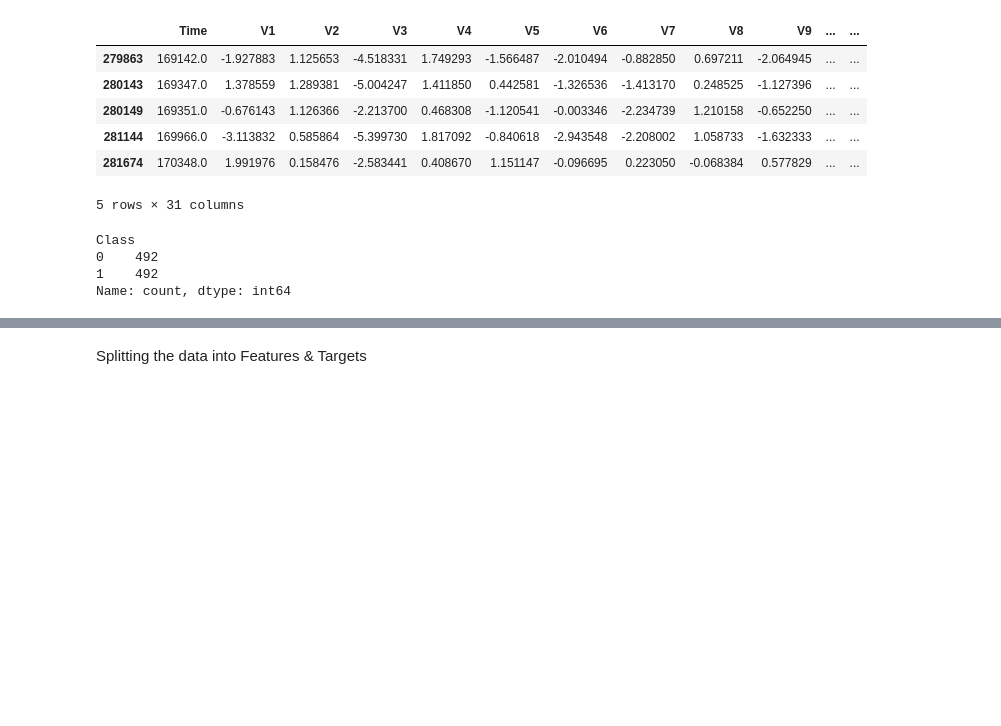
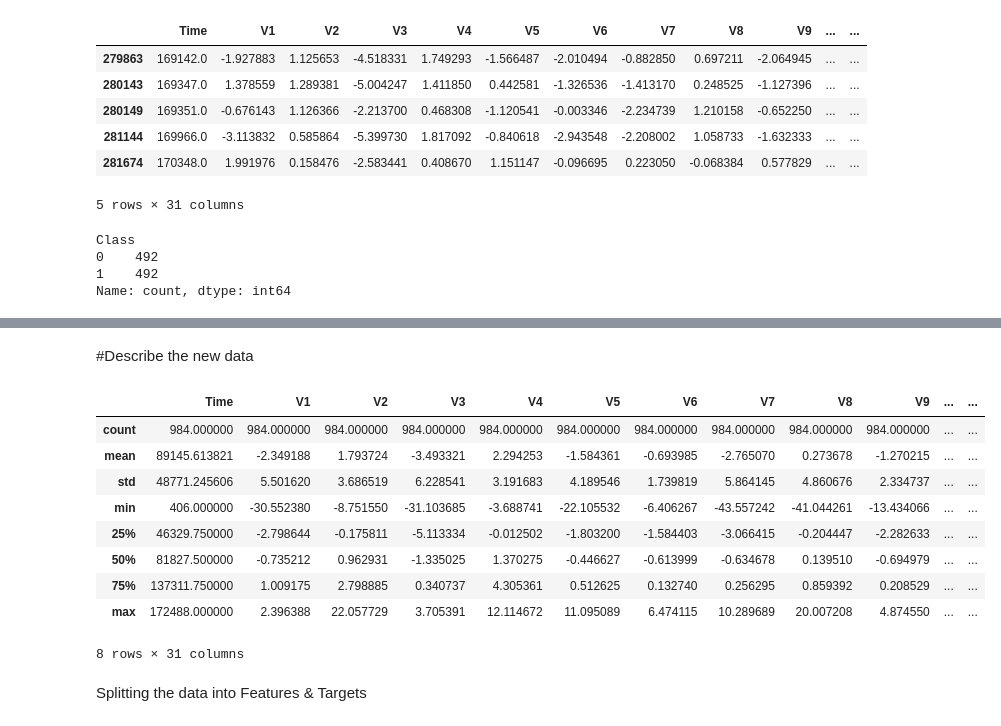
Before and after one commit to shivamsainis007/Credit-Card-Fraud-Detection_, a Jupyter notebook: Credit Card Fraud Detection - Logistic Regression.ipynb, the cells around one changed output, grey strips where cells are left out. Saved outputs shown, nothing was run; the diff lists cells and outputs as text; code cells hidden in the pictures; blank space fills up the shorter version.

```diff
--- a/Credit Card Fraud Detection - Logistic Regression.ipynb
+++ b/Credit Card Fraud Detection - Logistic Regression.ipynb
@@ -180,5 +180,20 @@ new_dataset.groupby('Class').mean()
 | 1 | 80746.806911 | -4.771948 | 3.623778 | -7.033281 | 4.542029 | -3.151225 | -1.397737 | -5.568731 | 0.570636 | -2.581123 | ... | ... |
 2 rows × 30 columns
+# %% [markdown]
+#Describe the new data
+# %%
+new_dataset.describe()
+# %% [output]
+|  | Time | V1 | V2 | V3 | V4 | V5 | V6 | V7 | V8 | V9 | ... | ... |
+| count | 984.000000 | 984.000000 | 984.000000 | 984.000000 | 984.000000 | 984.000000 | 984.000000 | 984.000000 | 984.000000 | 984.000000 | ... | ... |
+| mean | 89145.613821 | -2.349188 | 1.793724 | -3.493321 | 2.294253 | -1.584361 | -0.693985 | -2.765070 | 0.273678 | -1.270215 | ... | ... |
+| std | 48771.245606 | 5.501620 | 3.686519 | 6.228541 | 3.191683 | 4.189546 | 1.739819 | 5.864145 | 4.860676 | 2.334737 | ... | ... |
+| min | 406.000000 | -30.552380 | -8.751550 | -31.103685 | -3.688741 | -22.105532 | -6.406267 | -43.557242 | -41.044261 | -13.434066 | ... | ... |
+| 25% | 46329.750000 | -2.798644 | -0.175811 | -5.113334 | -0.012502 | -1.803200 | -1.584403 | -3.066415 | -0.204447 | -2.282633 | ... | ... |
+| 50% | 81827.500000 | -0.735212 | 0.962931 | -1.335025 | 1.370275 | -0.446627 | -0.613999 | -0.634678 | 0.139510 | -0.694979 | ... | ... |
+| 75% | 137311.750000 | 1.009175 | 2.798885 | 0.340737 | 4.305361 | 0.512625 | 0.132740 | 0.256295 | 0.859392 | 0.208529 | ... | ... |
+| max | 172488.000000 | 2.396388 | 22.057729 | 3.705391 | 12.114672 | 11.095089 | 6.474115 | 10.289689 | 20.007208 | 4.874550 | ... | ... |
+8 rows × 31 columns
 # %% [markdown]
 Splitting the data into Features & Targets
 # %%
```
Also changed, not shown: parts of 11 cells of this notebook.
